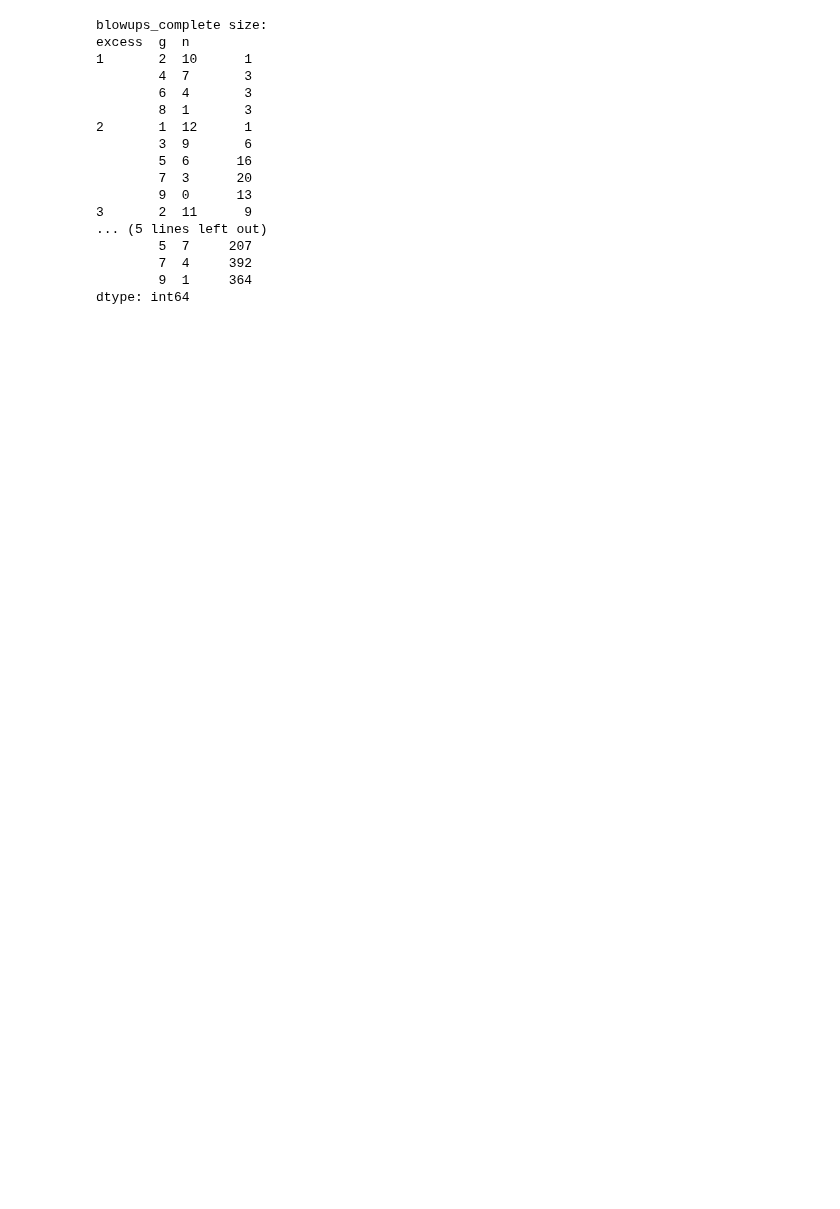
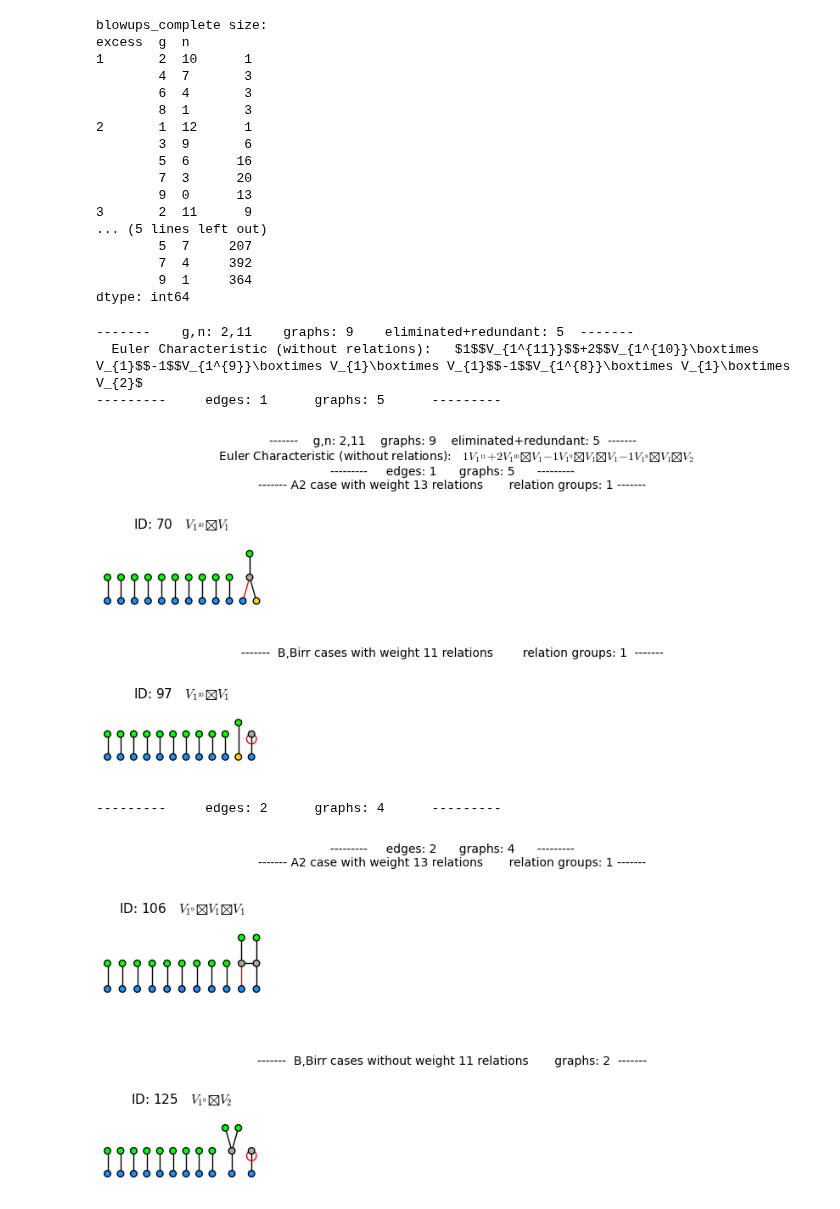
Before and after one commit to bellimarco/Getzler-Kapranov-Graph-Cohomology-Computations-in-weight-13, a Jupyter notebook: MBELLI_Main.ipynb, the cells around one changed output. Cells and saved outputs as stored; diff of their text form; code cells hidden in the pictures; blank space fills up the shorter version.

```diff
--- a/MBELLI_Main.ipynb
+++ b/MBELLI_Main.ipynb
@@ -1719,12 +1716,12 @@ window_width = 8.5      # pdf sizes in inches
 blowup_per_row = 4      # how many blowups to print per row
 blowup_height = 1.3     # height to calculate for each blowup
 window_height_buffer = 0.6 # window height will be determined as blowup_height*rows+window_height_buffer
-w_pad = 0.1             # padding between the subplots of each blowup representations in the matplotlib figure
+w_pad = 0.15             # padding between the subplots of each blowup representations in the matplotlib figure
 h_pad = 0.2
 wspace = 0
 
 # show in the output or save to pdf file the list of virtual blowup representations of a given excess
-def plot_CompleteBlowups(g,n, save_pdf=False, show_differential=False, show_eliminated=True, force_show_relations=False, show_redundant=True):
+def plot_CompleteBlowups(g,n, save_pdf=False, show_differential=False, show_eliminated=True, force_show_relations=False, show_redundant=False):
     excess = 3*g-3+2*n-22
     pdf = {}
     if save_pdf:
@@ -1736,7 +1733,7 @@ def plot_CompleteBlowups(g,n, save_pdf=False, show_differential=False, show_elim
 
     eliminated = gn_group['graph'].apply(lambda G: G.ID in differential_mapping_string.keys()).sum()
     excess_title = f'-------    g,n: {g},{n}    graphs: {len(gn_group)}    eliminated+redundant: {eliminated}  -------'
-    excess_title+= f"\n  Euler Characteristic (without resolving relations):   {EulerChar}   -----\n"
+    excess_title+= f"\n  Euler Characteristic (without relations):   {EulerChar}\n"
     first_group = True
 
 
@@ -1832,32 +1829,44 @@ def plot_CompleteBlowups(g,n, save_pdf=False, show_differential=False, show_elim
                     graphics[-1].append(G.gn_completions[g].show(title=True,specht=True,graphics=True, append=differential_mapping_string.get(G.ID,"") if show_differential else ""))
                     count+=1
             while count%blowup_per_row!=0:
                 graphics[-1].append(text(' ',(0,0),axes=False))
                 count+=1
         if len(graphics)!=0:
             title = (edge_title if first_edge_group else "") + f"-------  B,Birr cases with weight 11 relations        relation groups: {len(get_relations11_groups(excess,edges+n,(g,n),group_length=-1))}  -------"
             fig = plt.figure()
             fig.suptitle(title, fontsize=10)
             fig.set_size_inches(window_width,blowup_height*len(graphics)+window_height_buffer*(2 if first_edge_group else 1))
             fig.get_layout_engine().set(w_pad=w_pad, h_pad=h_pad,wspace=wspace)
             first_edge_group = False
             graphics_array(graphics).matplotlib(figure=fig)
             if save_pdf: pdf.savefig(fig)
             else: plt.show()
             plt.close()
 
         # if no graphs where added from this edge group, print a blank page
         if first_edge_group:
             fig = plt.figure()
             fig.suptitle(edge_title, fontsize=10)
             fig.set_size_inches(window_width,window_height_buffer*2)
             first_edge_group = False
             fig.add_subplot(1,1,1).set_axis_off()
             if save_pdf: pdf.savefig(fig)
             else: plt.show()
             plt.close()
 
     if save_pdf: pdf.close()
 
-#for (g,n) in gn_table[4]: plot_CompleteBlowups(g,n, show_differential=True, save_pdf=True, show_eliminated=False)
-# plot_CompleteBlowups(3,10, save_pdf=False, show_differential=True, show_eliminated=False, force_show_relations=True, show_redundant=True)
+for e in range(1,MAX_EXCESS):
+    for (g,n) in gn_table[4]:
+        break
+        plot_CompleteBlowups(g,n, show_differential=True, save_pdf=True, show_eliminated=False,force_show_relations=False, show_redundant=False)
+plot_CompleteBlowups(2,11, save_pdf=False, show_differential=True, show_eliminated=False, force_show_relations=False, show_redundant=False)
+# %% [output]
+-------    g,n: 2,11    graphs: 9    eliminated+redundant: 5  -------
+  Euler Characteristic (without relations):   $1$$V_{1^{11}}$$+2$$V_{1^{10}}\boxtimes V_{1}$$-1$$V_{1^{9}}\boxtimes V_{1}\boxtimes V_{1}$$-1$$V_{1^{8}}\boxtimes V_{1}\boxtimes V_{2}$
+---------     edges: 1      graphs: 5      ---------
+[figure, added]
+[figure, added]
+---------     edges: 2      graphs: 4      ---------
+[figure, added]
+[figure, added]
```
Also changed, not shown: parts of 3 cells of this notebook, 20 other files.
